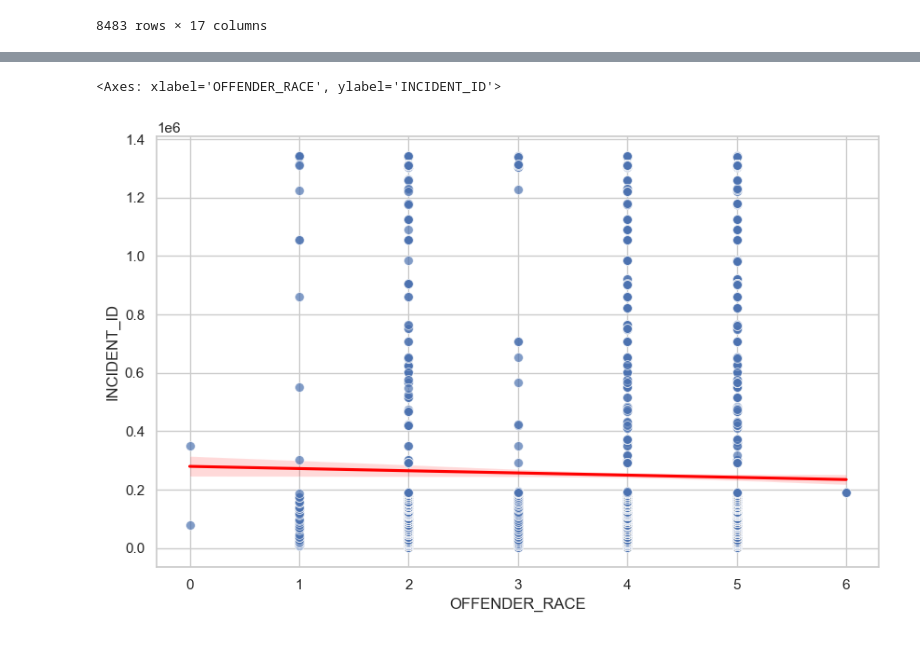
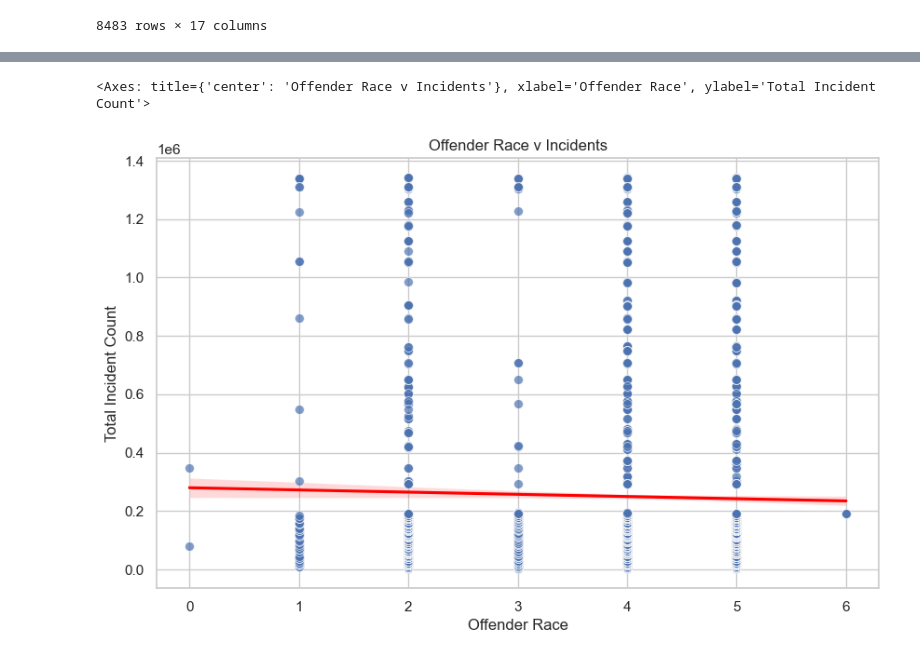
Before and after one commit to Chris-Vicks/Hate_Crime, a Jupyter notebook: notebooks/Cleaned_Work copy.ipynb, the cells around one changed output, grey strips where cells are left out. Drawn from its saved outputs; the diff is of its cells as text; code cells hidden in the pictures.

```diff
--- a/notebooks/Cleaned_Work copy.ipynb
+++ b/notebooks/Cleaned_Work copy.ipynb
@@ -25,25 +25,10 @@ us_data = pd.read_csv("../src/combined_data_processed_data.csv")
 
 # Encode categorical variables
 label_encoders = {}
-for col in ['OFFENDER_RACE', 'BIAS_DESC']:
+for col in ['BIAS_DESC','OFFENDER_RACE','SEVERITY']:
     le = LabelEncoder()
     tx_data[col] = le.fit_transform(tx_data[col])
     label_encoders[col] = le
-
-
-
-# # Split the data into training and testing sets
-# X_train, X_test, y_train, y_test = train_test_split(X, y, test_size=0.2, random_state=99)
-
-# # Create and fit the Multinomial Logistic Regression model
-# model = LogisticRegression(multi_class='multinomial', solver='lbfgs', max_iter=3000)
-# model.fit(X_train, y_train)
-
-# # Make predictions on the test set
-# y_pred = model.predict(X_test)
-
-# # Evaluate the model
-# print(classification_report(y_test, y_pred))
 # %%
 tx_data
 # %% [output]
@@ -293,21 +396,28 @@ bias_desc = tx_data["BIAS_DESC"]
 # %%
 # Define your features and target variable
 X = tx_data[['OFFENDER_RACE','BIAS_DESC']]
 y = tx_data['INCIDENT_ID']  # Replace with your actual target variable
 
 # # Split the data into training and testing sets
 X_train, X_test, y_train, y_test = train_test_split(X, y, test_size=0.2, random_state=99)
 
-# # Create and fit the Multinomial Logistic Regression model
+# # Create and fit
 model = LinearRegression()
 model.fit(X_train, y_train)
 y_pred = model.predict(X_test)
 
+nc_coefficients = model.coef_
+nc_intercept = model.intercept_
+
 plt.figure(figsize=(10, 6))
+
 sns.regplot(x = tx_data[['OFFENDER_RACE']], y = tx_data['INCIDENT_ID'], scatter=False, color='red')
 #plt.xticks(rotation=90)
+plt.xlabel('Offender Race')
+plt.ylabel('Total Incident Count')
+plt.title('Offender Race v Incidents')
 sns.set(style='whitegrid')
 sns.scatterplot(x=offender_race, y=incident_id, data=tx_data, palette='viridis', alpha=0.7, s=50)
 # %% [output]
-<Axes: xlabel='OFFENDER_RACE', ylabel='INCIDENT_ID'>
+<Axes: title={'center': 'Offender Race v Incidents'}, xlabel='Offender Race', ylabel='Total Incident Count'>
-[figure, old version]
+[figure, new version]
```
Also changed, not shown: parts of 28 cells of this notebook, 26 other files.
